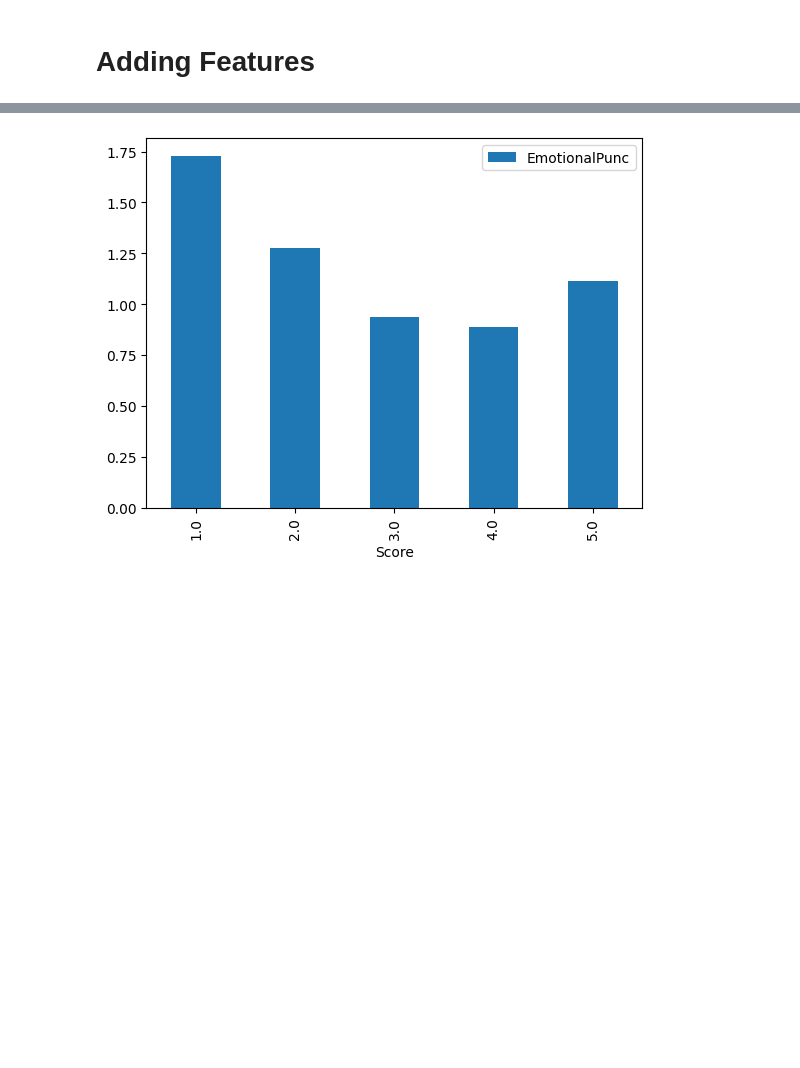
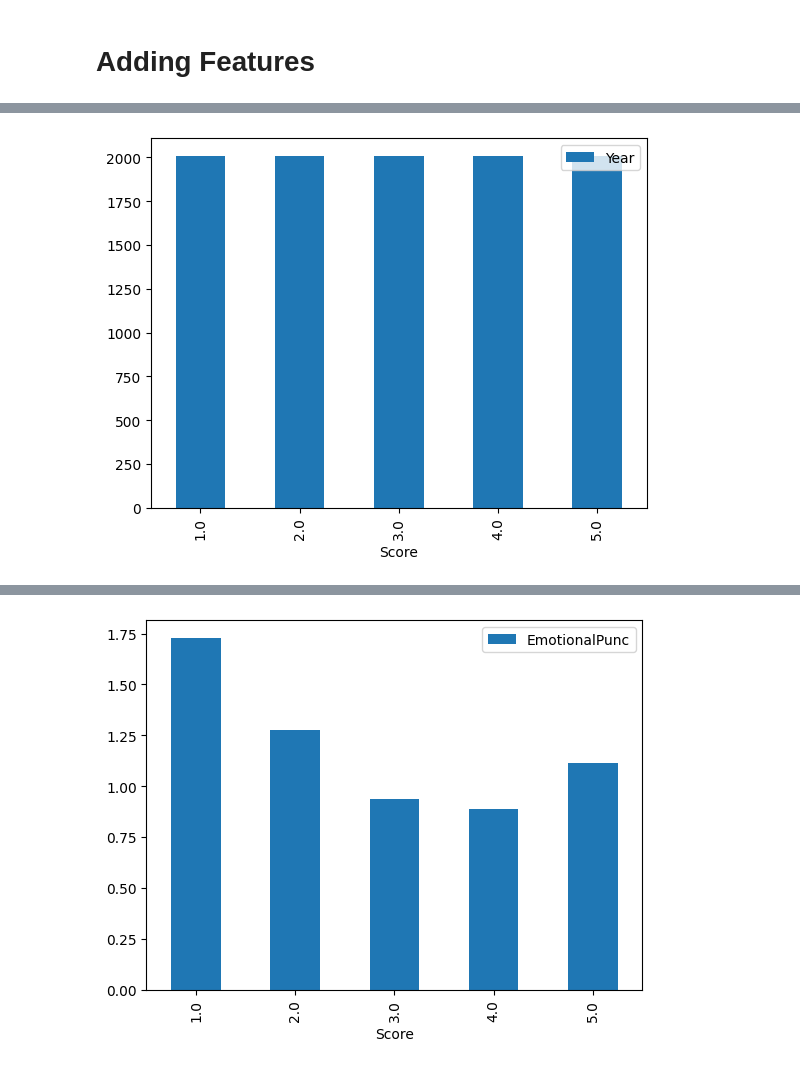
Before and after one commit to SeanRMcC/mccartys-midterm, a Jupyter notebook: starter_code.ipynb, the cells around one changed output, grey strips where cells are left out. Saved outputs shown, nothing was run; the diff lists cells and outputs as text; code cells hidden in the pictures; blank space fills up the shorter version.

```diff
--- a/starter_code.ipynb
+++ b/starter_code.ipynb
@@ -103,0 +122,5 @@ X_train.head()
+# %%
+X_train[["Score", "Year"]].groupby("Score").mean().plot(kind="bar")
+plt.show()
+# %% [output]
+[figure, added]
```
Also changed, not shown: parts of 9 cells of this notebook.
